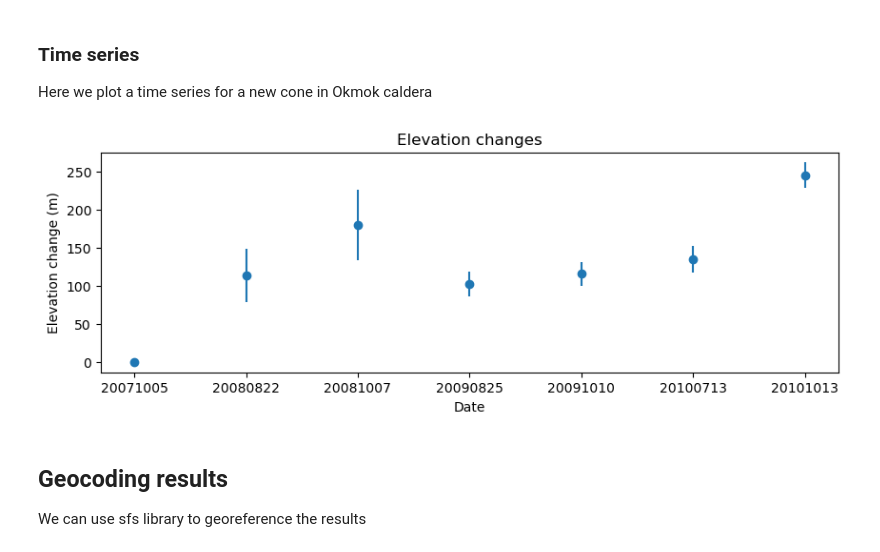
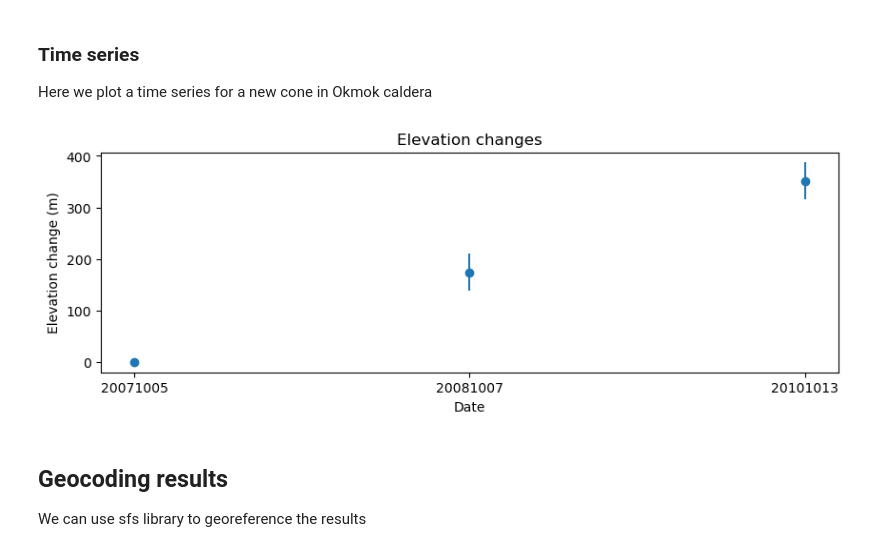
Before and after one commit to mfangaritav/MOSART, a Jupyter notebook: Process_ALOS.ipynb, the cells around one changed output. Drawn from its saved outputs; the diff is of its cells as text; code cells hidden in the pictures.

```diff
--- a/Process_ALOS.ipynb
+++ b/Process_ALOS.ipynb
@@ -27,8 +27,8 @@ mpl.rcParams.update(mpl.rcParamsDefault)
 
 The variable 'cor_stack' will contain the name of the h5 file where all the coregistered images and DEM will be. The variable 'pre_stack' will contain the name of the h5 file that will have the area of interest and the gradient of the given DEM.
 # %%
-cor_stack='projections_alos.h5'
-pre_stack='ascending.h5'
+cor_stack='projections_alos_new.h5'
+pre_stack='ascending_new.h5'
 # %% [markdown]
 ## Coregistration of slcs
 
@@ -198,7 +301,7 @@ demdefs=[]
 def onedem(i,keys,weights):
     key=keys[i]
     weight=weights[i,:,:]
-    demdef,grddef,weights=lsquares.getdem(key,h5file='ascending.h5',weight=weight)
+    demdef,grddef,weights=lsquares.getdem(key,h5file=pre_stack,weight=weight)
     return demdef,grddef,'d'
 pool = multiprocessing.Pool(processes=13)
 subrutina=partial(onedem,keys=keys,weights=weights)
@@ -265,8 +359,8 @@ plt.show()
 
 Here we calculate the changes in elevation taking one slice as reference
 # %%
-index=8
-reference=2
+index=2
+reference=0
 
 changes=[]
 for demdef in demdefs:
@@ -276,11 +370,14 @@ changes=np.array(changes)
 plt.figure()
 plt.title('Elevation changes '+keys[index])
 plt.imshow(changes[index],vmin=-300,vmax=300)
-plt.plot([10,10,40,40,10],[50,80,80,50,50],c='red')
-plt.scatter([23],[65],c='red')
 plt.colorbar(label='Elevation (meters)',orientation='horizontal')
+#plt.plot([10,10,40,40,10],[50,80,80,50,50],c='red')
+#plt.scatter([23],[65],c='red')
+
 plt.xlabel('Range (px)')
 plt.ylabel('Azimuth (px)')
+ax = plt.gca()
+ax.set_aspect(0.25)
 
 plt.show()
 # %% [output]
@@ -293,17 +389,17 @@ Here we plot a time series for a new cone in Okmok caldera
 # %%
 %matplotlib inline
 
-errors=[np.std(changes[i,0:40,250::]) for i in range(reference,changes.shape[0])]
+errors=[np.std(changes[i,0:900,400::]) for i in range(reference,changes.shape[0])]
 
 plt.figure(figsize=(10,3))
 plt.title('Elevation changes')
-plt.errorbar(np.array(keys)[reference::],changes[reference::,65,23],yerr=errors,marker='o',linestyle = 'None',)
+plt.errorbar(np.array(keys)[reference::],changes[reference::,1200,80],yerr=errors,marker='o',linestyle = 'None',)
 plt.xlabel('Date')
 plt.ylabel('Elevation change (m)')
 
 plt.show()
 # %% [output]
-[figure, old version]
+[figure, new version]
 # %% [markdown]
 ## Geocoding results
 
```
Also changed, not shown: parts of 12 cells of this notebook, 1 other file.
